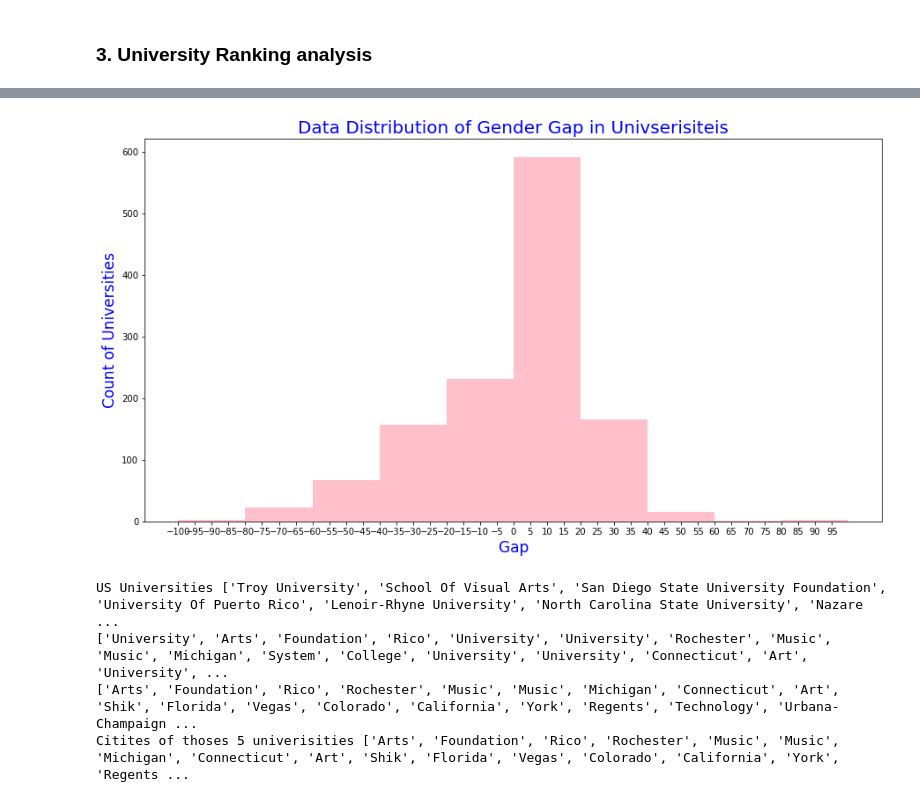
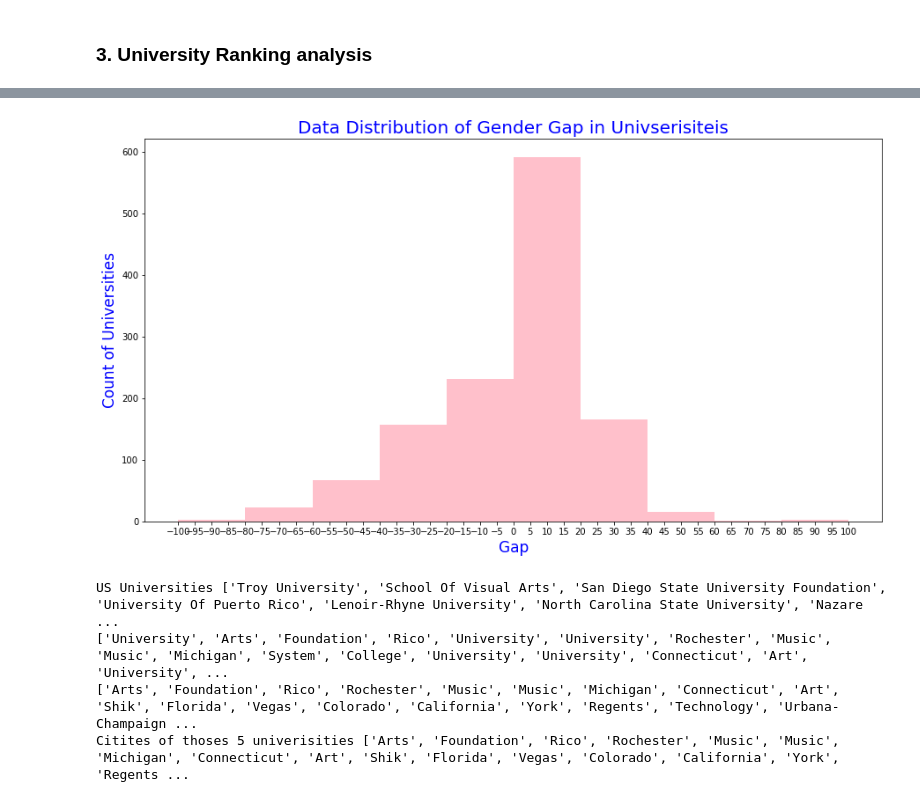
Before and after one commit to tatouti/DatabasePD, a Jupyter notebook: Erasmus_DataAnalysis.ipynb, the cells around one changed output, grey strips where cells are left out. Saved outputs shown, nothing was run; the diff lists cells and outputs as text; code cells hidden in the pictures.

```diff
--- a/Erasmus_DataAnalysis.ipynb
+++ b/Erasmus_DataAnalysis.ipynb
@@ -497,17 +497,17 @@ Citites of thoses 5 univerisities ['Valencia', 'Bologna', 'Granada', 'Lisboa', '
 # %%
 fig, axs = plt.subplots()
 fig.set_size_inches([15, 8])
 
 axs.hist(rank2019['genderGap'],color="pink")
 
 axs.set_title("Data Distribution of Gender Gap in Univserisiteis", color="blue",fontsize=20)
-axs.set_xticks([i for i in range(-100,100,5)])
+axs.set_xticks([i for i in range(-100,105,5)])
 axs.set_xlabel("Gap", color="blue", fontsize=17)
 axs.set_ylabel("Count of Universities", color="blue", fontsize=17)
 
 plt.show()
 # %% [output]
-[figure, old version]
+[figure, new version]
 # %%
 usUni = erasmus_df[erasmus_df['Receiving Country Code']=='US']
 usUni = list(usUni['Receiving Organization'].unique())
```
